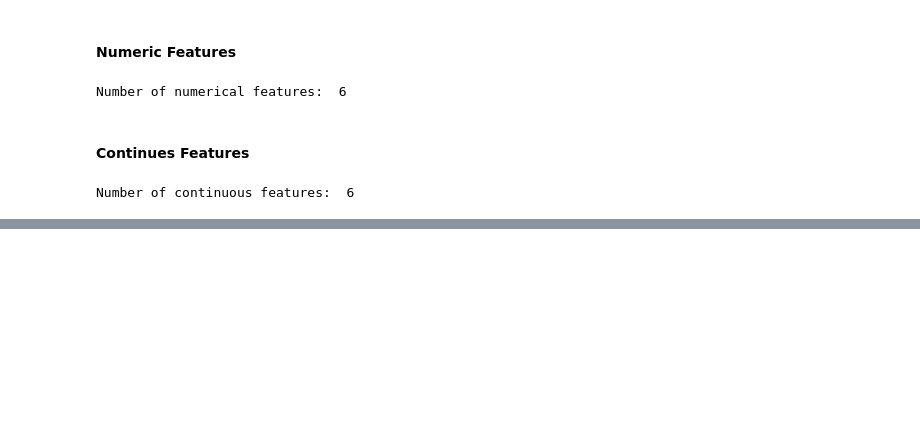
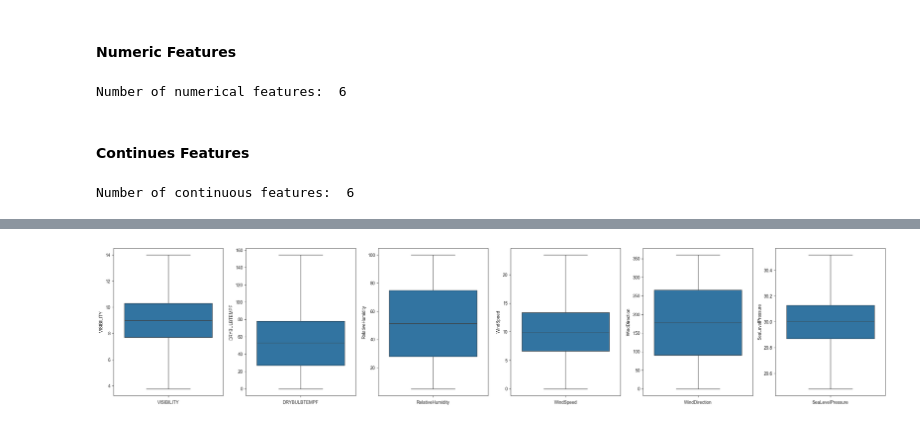
Before and after one commit to M-anvi/Visibility-Distance-prediction, a Jupyter notebook: Feature_Engineering and model training.ipynb, the cells around one changed output, grey strips where cells are left out. Cells and saved outputs as stored; diff of their text form; code cells hidden in the pictures; blank space fills up the shorter version.

```diff
--- a/Feature_Engineering and model training.ipynb
+++ b/Feature_Engineering and model training.ipynb
@@ -80,0 +145,10 @@ Number of continuous features:  6
+# %%
+plt.figure(figsize=(25,10))
+for i in range(len(continuous_features)):
+    plt.subplot(2,6,i+1)
+    sns.set_style('ticks')
+    plt.xlabel(continuous_features[i])
+    sns.boxplot(df[continuous_features[i]])
+    plt.tight_layout()
+# %% [output]
+[figure, added]
```
Also changed, not shown: parts of 7 cells of this notebook.
